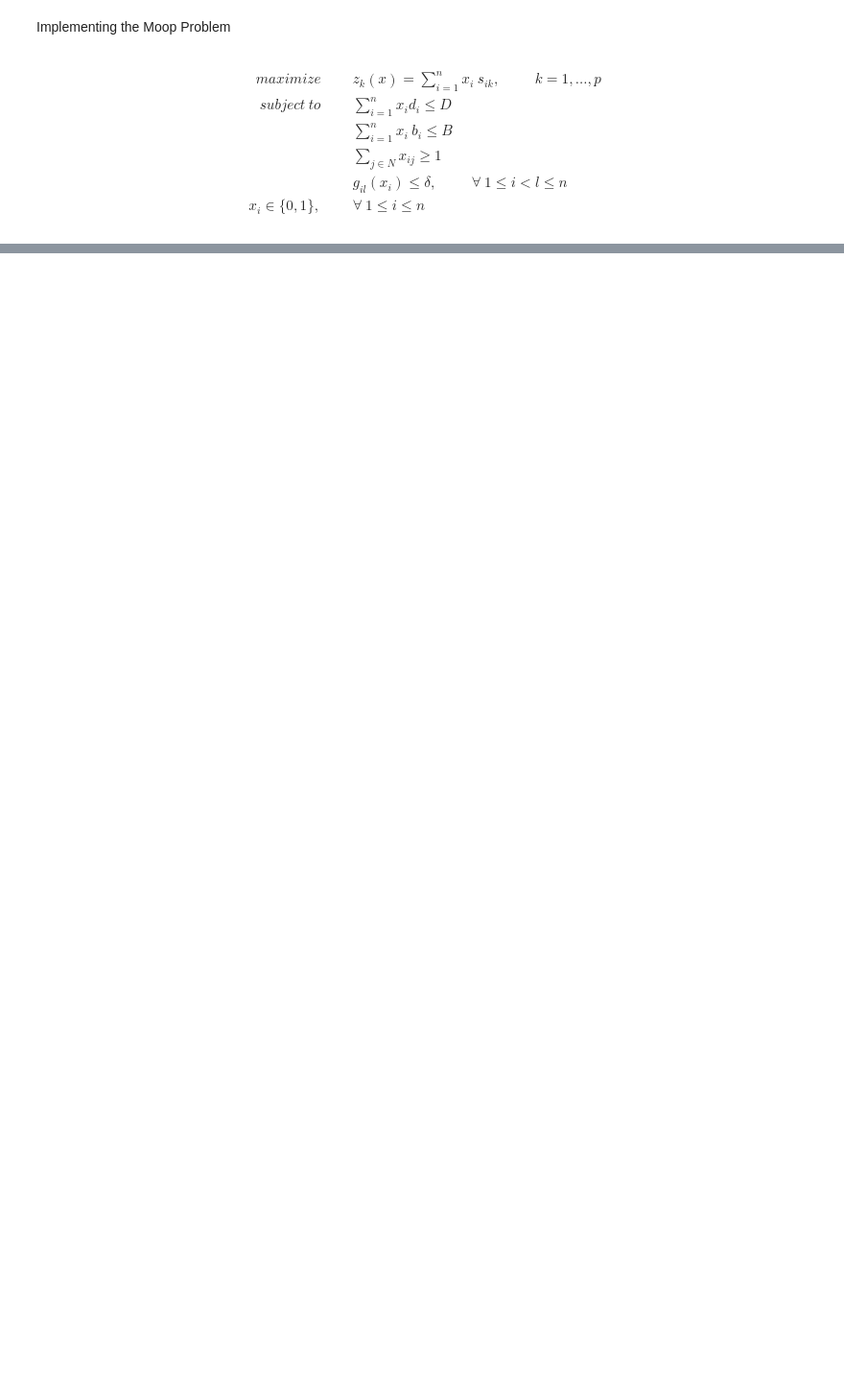
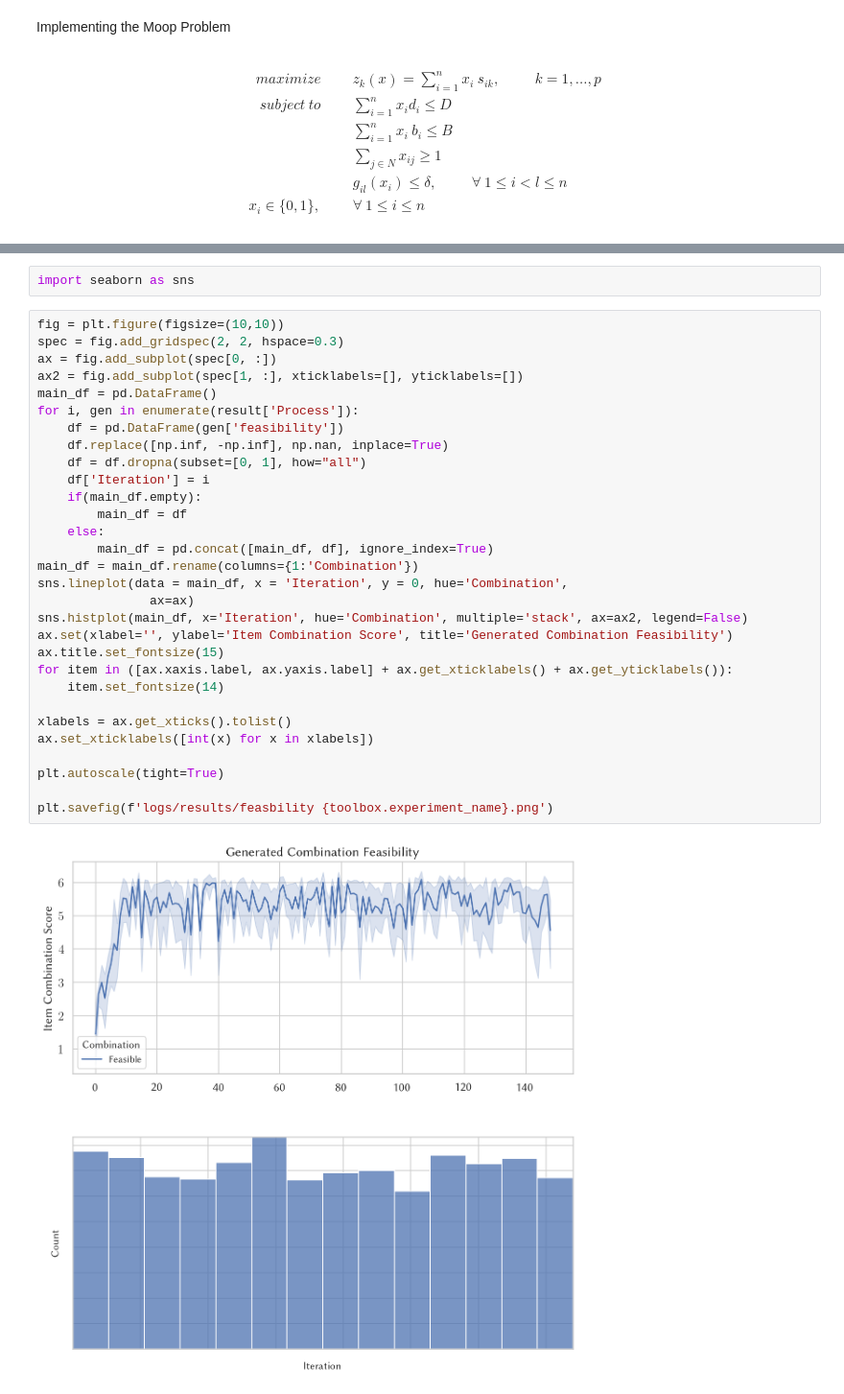
Before and after one commit to idaShobs/destirec-composite, a Jupyter notebook: Implementation/main.ipynb, the cells around one changed output, grey strips where cells are left out. Shown: that part at 96% size. Cells and saved outputs as stored; diff of their text form; blank space fills up the shorter version.

```diff
--- a/Implementation/main.ipynb
+++ b/Implementation/main.ipynb
@@ -499,0 +207,34 @@ plt.autoscale(tight=True)
+# %%
+import seaborn as sns
+# %%
+fig = plt.figure(figsize=(10,10))
+spec = fig.add_gridspec(2, 2, hspace=0.3)
+ax = fig.add_subplot(spec[0, :])
+ax2 = fig.add_subplot(spec[1, :], xticklabels=[], yticklabels=[])
+main_df = pd.DataFrame()
+for i, gen in enumerate(result['Process']):
+    df = pd.DataFrame(gen['feasibility'])
+    df.replace([np.inf, -np.inf], np.nan, inplace=True)
+    df = df.dropna(subset=[0, 1], how="all")
+    df['Iteration'] = i
+    if(main_df.empty):
+        main_df = df
+    else:
+        main_df = pd.concat([main_df, df], ignore_index=True)
+main_df = main_df.rename(columns={1:'Combination'})
+sns.lineplot(data = main_df, x = 'Iteration', y = 0, hue='Combination',
+               ax=ax)
+sns.histplot(main_df, x='Iteration', hue='Combination', multiple='stack', ax=ax2, legend=False)
+ax.set(xlabel='', ylabel='Item Combination Score', title='Generated Combination Feasibility')
+ax.title.set_fontsize(15)
+for item in ([ax.xaxis.label, ax.yaxis.label] + ax.get_xticklabels() + ax.get_yticklabels()):
+    item.set_fontsize(14)
+
+xlabels = ax.get_xticks().tolist()
+ax.set_xticklabels([int(x) for x in xlabels])
+
+plt.autoscale(tight=True)
+
+plt.savefig(f'logs/results/feasbility {toolbox.experiment_name}.png')
+# %% [output]
+[figure, added]
```
Also changed, not shown: parts of 40 cells of this notebook, 2 other files.
